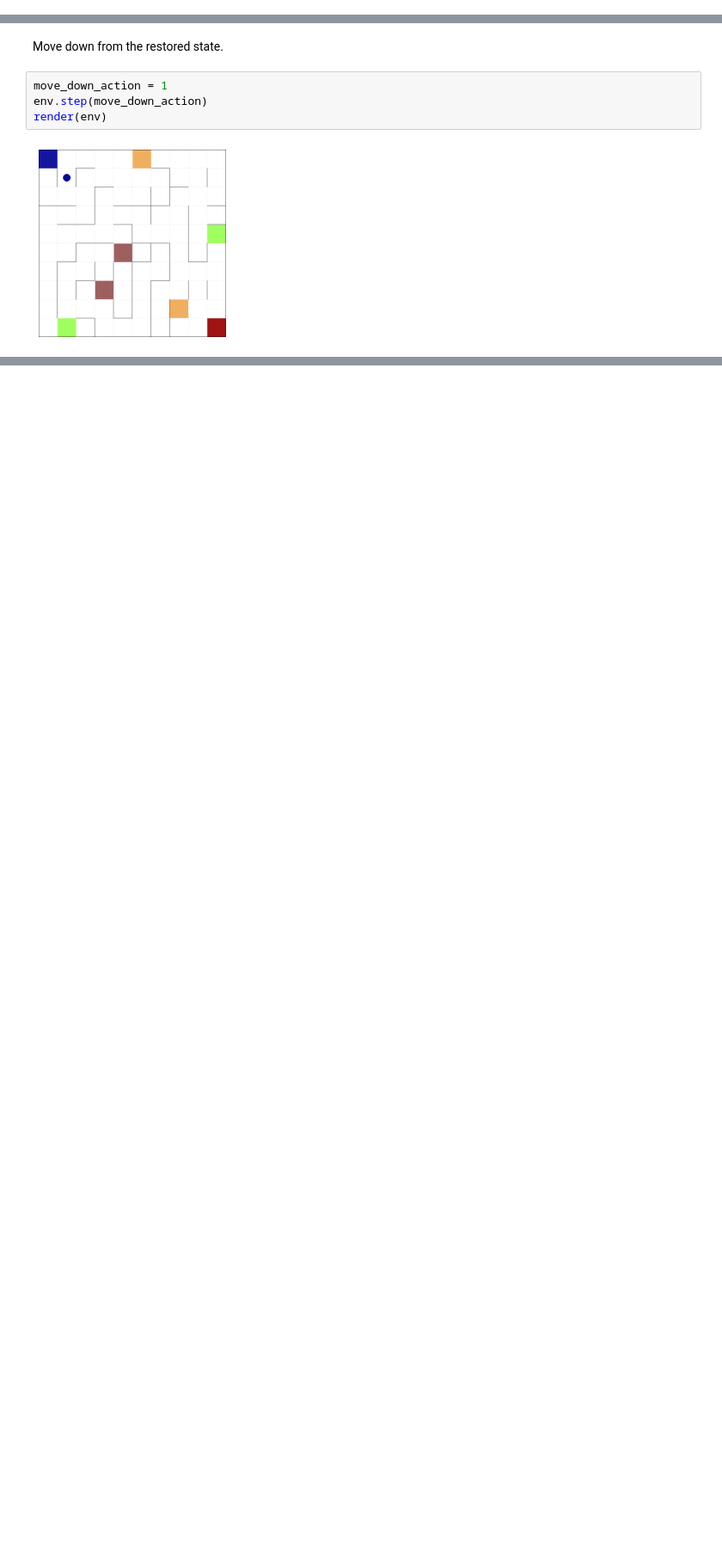
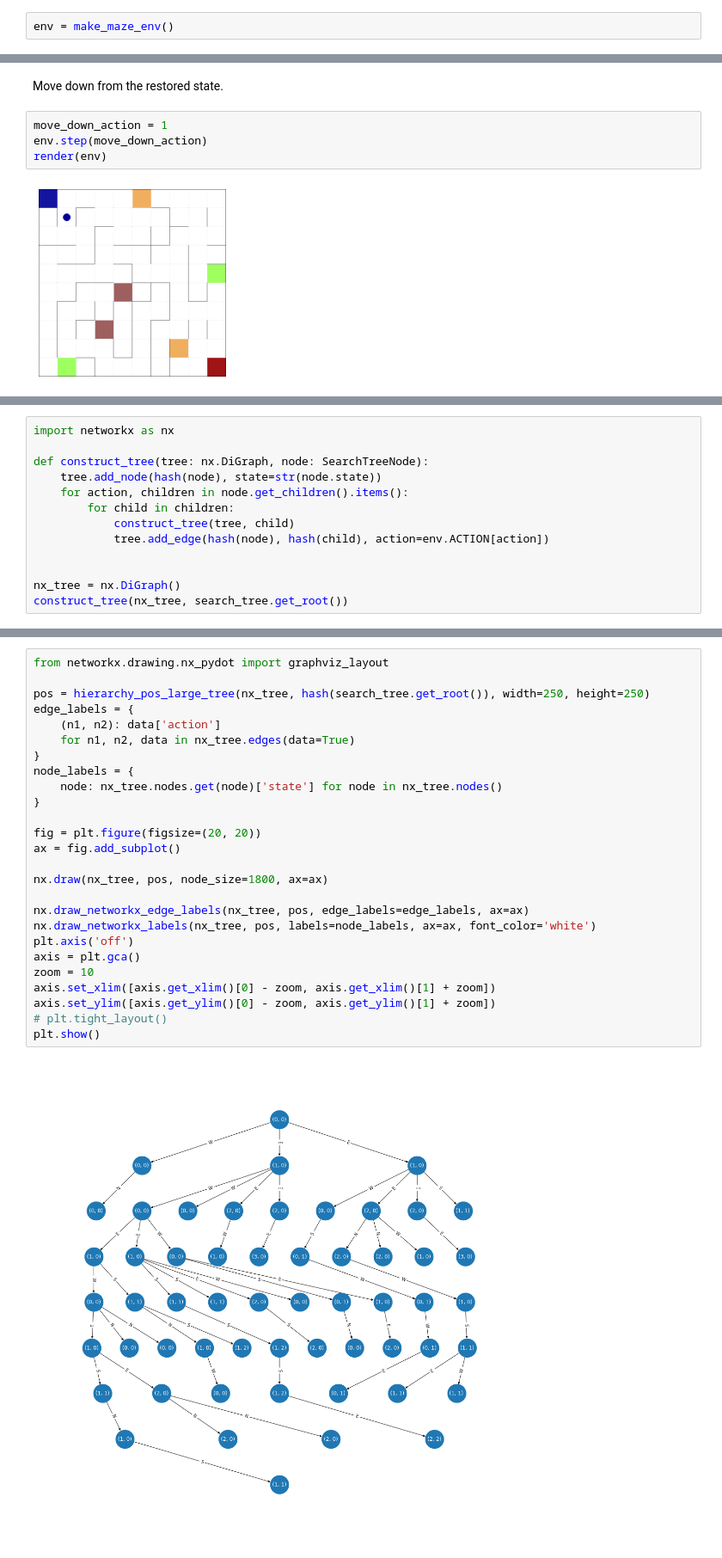
Before and after one commit to justinsvegliato/meta-level-reinforcement-learning, a Jupyter notebook: Playground.ipynb, the cells around one changed output, grey strips where cells are left out. Shown: that part at 86% size. Drawn from its saved outputs; the diff is of its cells as text; blank space fills up the shorter version.

```diff
--- a/Playground.ipynb
+++ b/Playground.ipynb
@@ -71 +73,3 @@ env = gym.make("maze-random-10x10-plus-v0")
+# %%
+env = make_maze_env()
 # %%
@@ -128,0 +263,13 @@ render(env)
+# %%
+import networkx as nx
+
+def construct_tree(tree: nx.DiGraph, node: SearchTreeNode):
+    tree.add_node(hash(node), state=str(node.state))
+    for action, children in node.get_children().items():
+        for child in children:
+            construct_tree(tree, child)
+            tree.add_edge(hash(node), hash(child), action=env.ACTION[action])
+
+
+nx_tree = nx.DiGraph()
+construct_tree(nx_tree, search_tree.get_root())
@@ -128,0 +278,28 @@ render(env)
+# %%
+from networkx.drawing.nx_pydot import graphviz_layout
+
+pos = hierarchy_pos_large_tree(nx_tree, hash(search_tree.get_root()), width=250, height=250)
+edge_labels = {
+    (n1, n2): data['action']
+    for n1, n2, data in nx_tree.edges(data=True)
+}
+node_labels = {
+    node: nx_tree.nodes.get(node)['state'] for node in nx_tree.nodes()
+}
+
+fig = plt.figure(figsize=(20, 20))
+ax = fig.add_subplot()
+
+nx.draw(nx_tree, pos, node_size=1800, ax=ax)
+
+nx.draw_networkx_edge_labels(nx_tree, pos, edge_labels=edge_labels, ax=ax)
+nx.draw_networkx_labels(nx_tree, pos, labels=node_labels, ax=ax, font_color='white')
+plt.axis('off')
+axis = plt.gca()
+zoom = 10
+axis.set_xlim([axis.get_xlim()[0] - zoom, axis.get_xlim()[1] + zoom])
+axis.set_ylim([axis.get_ylim()[0] - zoom, axis.get_ylim()[1] + zoom])
+# plt.tight_layout()
+plt.show()
+# %% [output]
+[figure, added]
```
Also changed, not shown: parts of 16 cells of this notebook, 2 other files.
